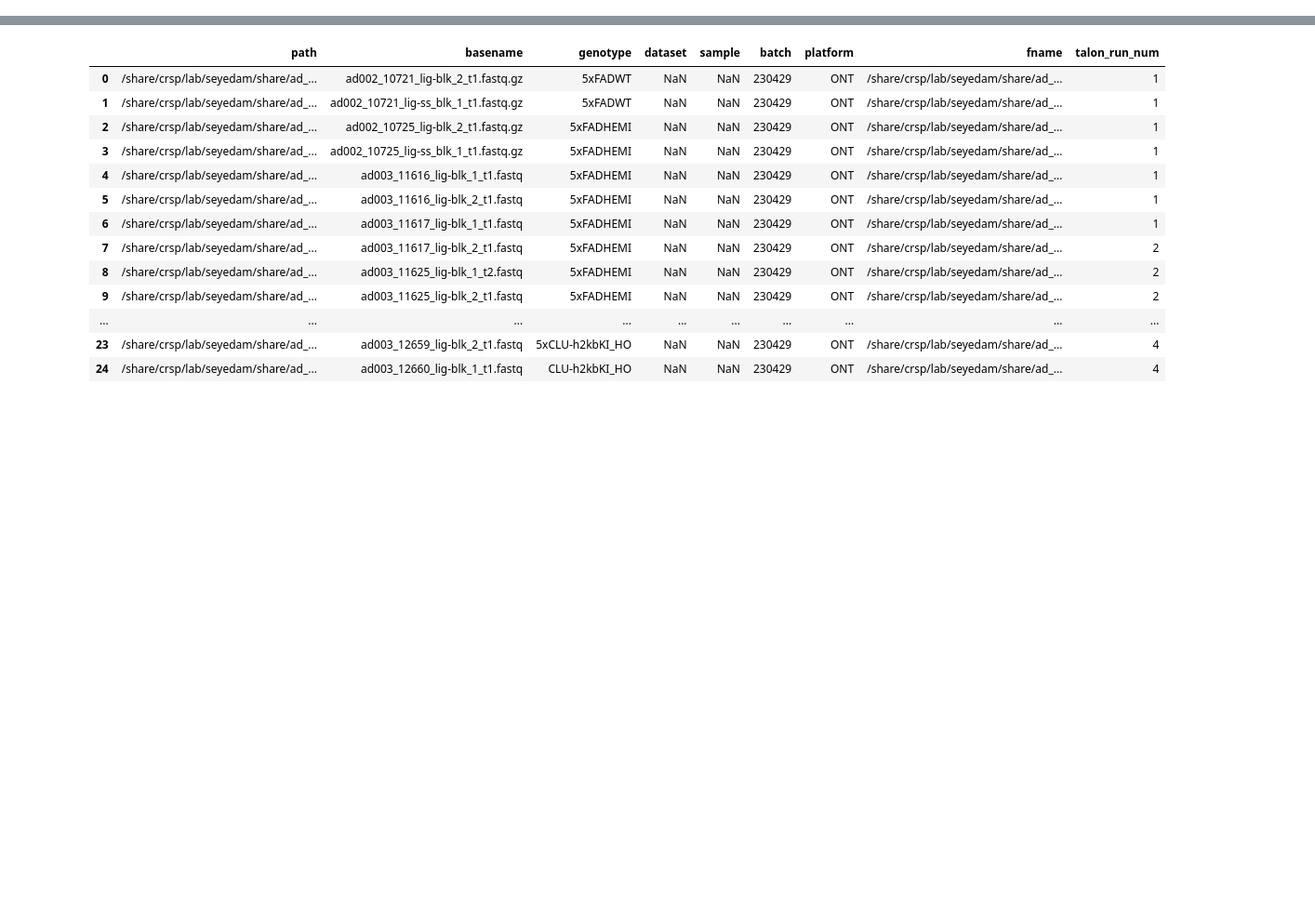
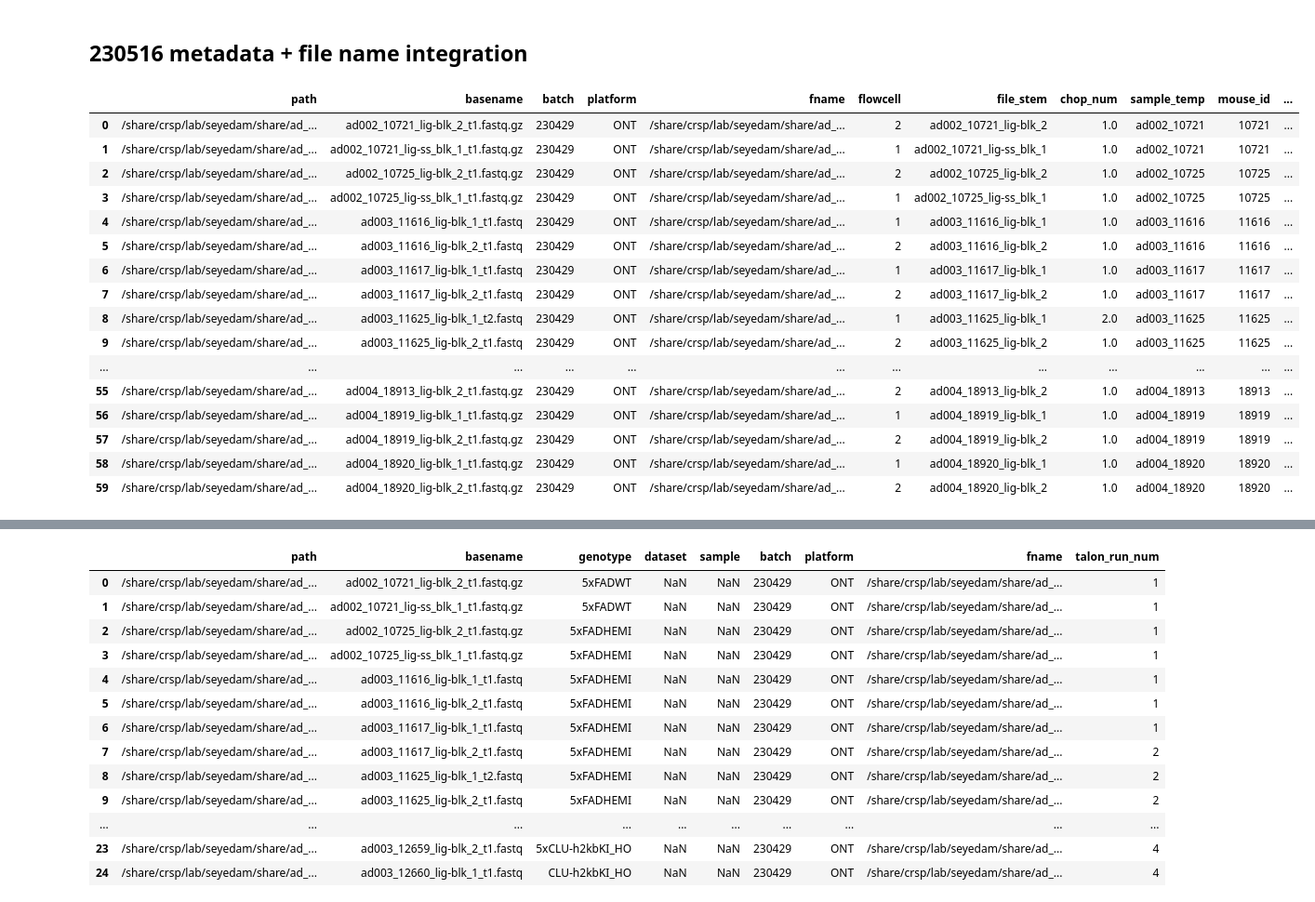
Before and after one commit to gfilimban/modelad_pipeline, a Jupyter notebook: snakemake_dev.ipynb, the cells around one changed output, grey strips where cells are left out. Shown: that part at 93% size. Drawn from its saved outputs; the diff is of its cells as text; code cells hidden in the pictures; blank space fills up the shorter version.

Commit message:
added metadata to snakemake setup

```diff
--- a/snakemake_dev.ipynb
+++ b/snakemake_dev.ipynb
@@ -4,0 +7,16 @@ import numpy as np
+# %% [markdown]
+## 230516 metadata + file name integration
+# %%
+fname = '230429_config_2.tsv'
+datasets_per_run = 7
+auto_dedupe = True
+meta_fname = 'mouse_metadata.tsv'
+# %%
+def process_meta(meta_fname):
+    meta = pd.read_csv(meta_fname, sep='\t')
+    meta['genotype'] = meta.genotype.str.replace(' ', '_')
+    meta['genotype'] = meta.genotype.str.replace('/', '_')
+
+    meta['age'] = meta.age.str.replace(' ', '_')
+
+    return meta
@@ -4,0 +92,20 @@ import numpy as np
+# %%
+df
+# %% [output]
+|  | path | basename | batch | platform | fname | flowcell | file_stem | chop_num | sample_temp | mouse_id | ... |
+| 0 | /share/crsp/lab/seyedam/share/ad_... | ad002_10721_lig-blk_2_t1.fastq.gz | 230429 | ONT | /share/crsp/lab/seyedam/share/ad_... | 2 | ad002_10721_lig-blk_2 | 1.0 | ad002_10721 | 10721 | ... |
+| 1 | /share/crsp/lab/seyedam/share/ad_... | ad002_10721_lig-ss_blk_1_t1.fastq.gz | 230429 | ONT | /share/crsp/lab/seyedam/share/ad_... | 1 | ad002_10721_lig-ss_blk_1 | 1.0 | ad002_10721 | 10721 | ... |
+| 2 | /share/crsp/lab/seyedam/share/ad_... | ad002_10725_lig-blk_2_t1.fastq.gz | 230429 | ONT | /share/crsp/lab/seyedam/share/ad_... | 2 | ad002_10725_lig-blk_2 | 1.0 | ad002_10725 | 10725 | ... |
+| 3 | /share/crsp/lab/seyedam/share/ad_... | ad002_10725_lig-ss_blk_1_t1.fastq.gz | 230429 | ONT | /share/crsp/lab/seyedam/share/ad_... | 1 | ad002_10725_lig-ss_blk_1 | 1.0 | ad002_10725 | 10725 | ... |
+| 4 | /share/crsp/lab/seyedam/share/ad_... | ad003_11616_lig-blk_1_t1.fastq | 230429 | ONT | /share/crsp/lab/seyedam/share/ad_... | 1 | ad003_11616_lig-blk_1 | 1.0 | ad003_11616 | 11616 | ... |
+| 5 | /share/crsp/lab/seyedam/share/ad_... | ad003_11616_lig-blk_2_t1.fastq | 230429 | ONT | /share/crsp/lab/seyedam/share/ad_... | 2 | ad003_11616_lig-blk_2 | 1.0 | ad003_11616 | 11616 | ... |
+| 6 | /share/crsp/lab/seyedam/share/ad_... | ad003_11617_lig-blk_1_t1.fastq | 230429 | ONT | /share/crsp/lab/seyedam/share/ad_... | 1 | ad003_11617_lig-blk_1 | 1.0 | ad003_11617 | 11617 | ... |
+| 7 | /share/crsp/lab/seyedam/share/ad_... | ad003_11617_lig-blk_2_t1.fastq | 230429 | ONT | /share/crsp/lab/seyedam/share/ad_... | 2 | ad003_11617_lig-blk_2 | 1.0 | ad003_11617 | 11617 | ... |
+| 8 | /share/crsp/lab/seyedam/share/ad_... | ad003_11625_lig-blk_1_t2.fastq | 230429 | ONT | /share/crsp/lab/seyedam/share/ad_... | 1 | ad003_11625_lig-blk_1 | 2.0 | ad003_11625 | 11625 | ... |
+| 9 | /share/crsp/lab/seyedam/share/ad_... | ad003_11625_lig-blk_2_t1.fastq | 230429 | ONT | /share/crsp/lab/seyedam/share/ad_... | 2 | ad003_11625_lig-blk_2 | 1.0 | ad003_11625 | 11625 | ... |
+| ... | ... | ... | ... | ... | ... | ... | ... | ... | ... | ... | ... |
+| 55 | /share/crsp/lab/seyedam/share/ad_... | ad004_18913_lig-blk_2_t1.fastq.gz | 230429 | ONT | /share/crsp/lab/seyedam/share/ad_... | 2 | ad004_18913_lig-blk_2 | 1.0 | ad004_18913 | 18913 | ... |
+| 56 | /share/crsp/lab/seyedam/share/ad_... | ad004_18919_lig-blk_1_t1.fastq.gz | 230429 | ONT | /share/crsp/lab/seyedam/share/ad_... | 1 | ad004_18919_lig-blk_1 | 1.0 | ad004_18919 | 18919 | ... |
+| 57 | /share/crsp/lab/seyedam/share/ad_... | ad004_18919_lig-blk_2_t1.fastq.gz | 230429 | ONT | /share/crsp/lab/seyedam/share/ad_... | 2 | ad004_18919_lig-blk_2 | 1.0 | ad004_18919 | 18919 | ... |
+| 58 | /share/crsp/lab/seyedam/share/ad_... | ad004_18920_lig-blk_1_t1.fastq.gz | 230429 | ONT | /share/crsp/lab/seyedam/share/ad_... | 1 | ad004_18920_lig-blk_1 | 1.0 | ad004_18920 | 18920 | ... |
+| 59 | /share/crsp/lab/seyedam/share/ad_... | ad004_18920_lig-blk_2_t1.fastq.gz | 230429 | ONT | /share/crsp/lab/seyedam/share/ad_... | 2 | ad004_18920_lig-blk_2 | 1.0 | ad004_18920 | 18920 | ... |
```
Also changed, not shown: parts of 9 cells of this notebook, 6 other files.
